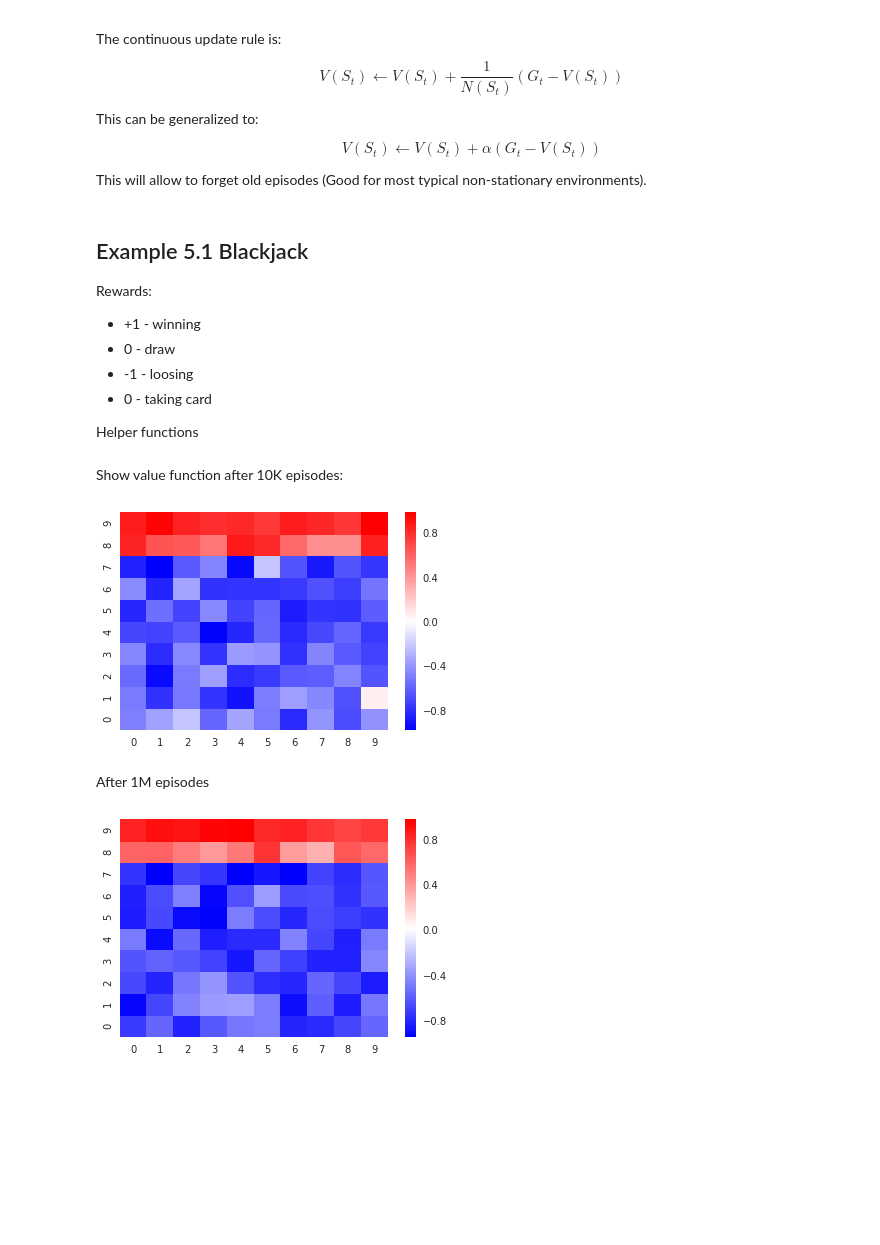
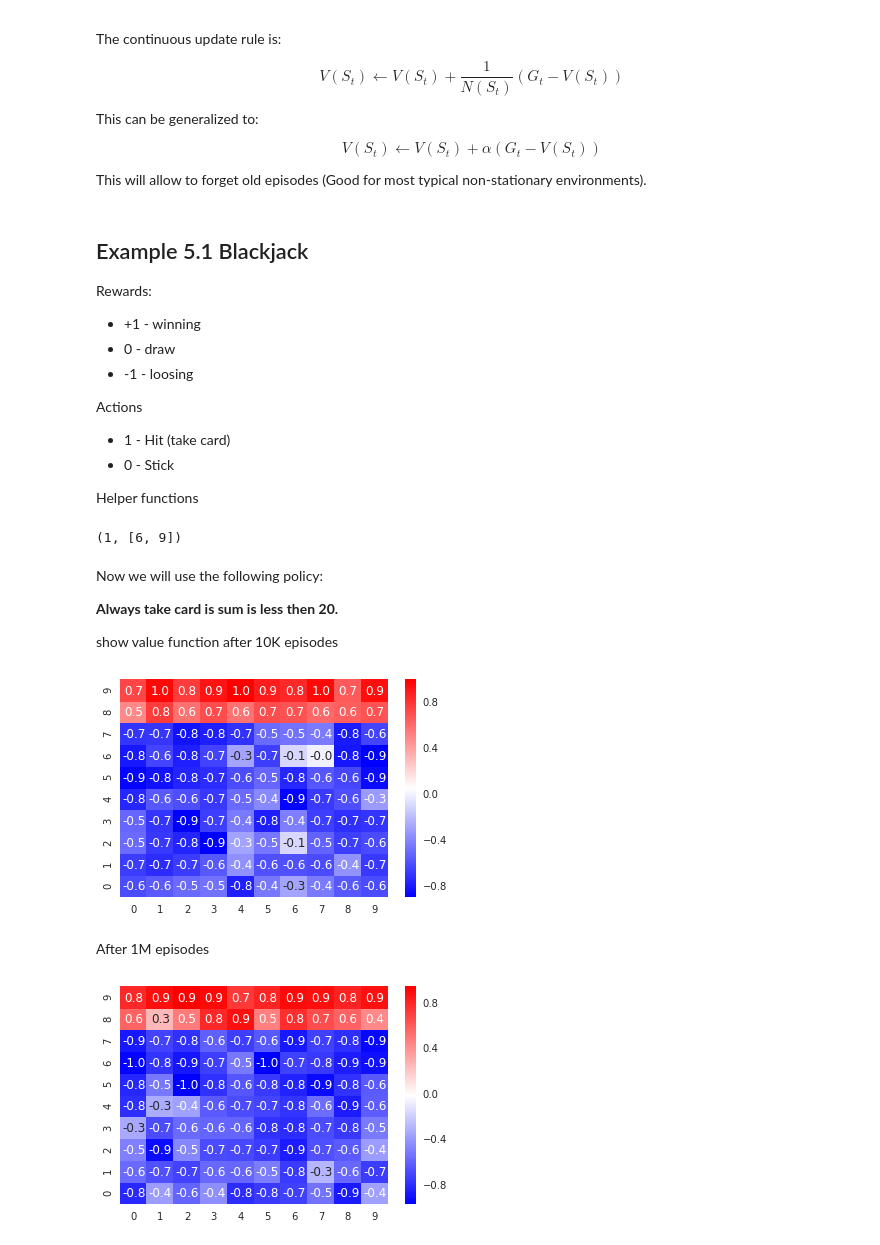
Before and after one commit to klangner/reinforcement-learning, a Jupyter notebook: notebooks/Reinforcement Learning: An Introduction Book/Chapter 5 Monte Carlo Methods.ipynb, the cells around one changed output. Drawn from its saved outputs; the diff is of its cells as text; code cells hidden in the pictures; blank space fills up the shorter version.

```diff
--- a/notebooks/Reinforcement Learning: An Introduction Book/Chapter 5 Monte Carlo Methods.ipynb
+++ b/notebooks/Reinforcement Learning: An Introduction Book/Chapter 5 Monte Carlo Methods.ipynb
@@ -37,7 +37,10 @@ Rewards:
  * +1 - winning
  * 0  - draw
  * -1 - loosing
- * 0 - taking card
+
+Actions
+ * 1 - Hit (take card)
+ * 0 - Stick
 
 Helper functions
 # %%
@@ -45,11 +48,11 @@ def random_card():
     """ Random card generator
         1 = Ace
     """
-    return random.randint(1,13)
+    return min(random.randint(1,13), 10)
 
 def plot_values(vs):
     """Plot value function"""
-    ax = sns.heatmap(vs, cmap="bwr")
+    ax = sns.heatmap(vs, cmap="bwr", annot=True, fmt=".1f")
     ax.invert_yaxis()
     plt.show()
 
@@ -57,19 +60,33 @@ def random_state():
     """Random starting state"""
     return (random.randint(1,10), random.randint(12,21))
 
-def play_episode(state):
-    """ Play episode from given state
-        Return trance and score
+
+class NaiveAgent:
+
+    def choose_action(self, state):
+        """True if want another card"""
+        return state[1] < 20
+
+
+def play_episode(init_state, agent):
     """
-    values = state[1]
+    Play episode from given state
+    Return trace and score.
+    """
+    state = init_state
+    values = init_state[1]
     trace = [values-12]
     # Take cards while sum less then 20
-    while(values < 20):
+    while True:
+        action = agent.choose_action(state)
+        if action == 0:
+            break
         values += random_card()
+        state = (state[0], values)
         if values < 22:
             trace.append(values-12)
     if values < 22:
-        # player has 20 or 21
+        # player has less then 21
         v2 = state[0]
         while v2 < values:
             v2 += random_card()
@@ -81,38 +98,45 @@ def play_episode(state):
             return (1, trace)
     else:
         return (-1, trace)
-# %% [markdown]
-Show value function after 10K episodes:
+# %%
+play_episode(random_state(), NaiveAgent())
+# %% [output]
+(1, [6, 9])
+# %% [markdown]
+Now we will use the following policy:
+
+**Always take card is sum is less then 20.**
+
+show value function after 10K episodes
 # %%
-# Estimate value function for policy:
-#  Take card if less then 20
 V = np.zeros((10, 10))
 alpha = 0.1
 for _ in range(10**4):
     start_state = random_state()
-    r, states = play_episode(start_state)
+    r, states = play_episode(start_state, NaiveAgent())
     d = start_state[0]-1
     for s in states:
         V[s,d] = V[s,d] + alpha * (r - V[s,d])
 
 plot_values(V)
 # %% [output]
-[figure, old version]
+[figure, new version]
 # %% [markdown]
 After 1M episodes
 # %%
 V = np.zeros((10, 10))
 alpha = 0.1
-for _ in range(10**6):
+for i in range(10**6):
+    pos = i % 100
     start_state = random_state()
-    r, states = play_episode(start_state)
+    r, states = play_episode(start_state, NaiveAgent())
     d = start_state[0]-1
     for s in states:
         V[s,d] = V[s,d] + alpha * (r - V[s,d])
 
 plot_values(V)
 # %% [output]
-[figure, old version]
+[figure, new version]
 # %% [markdown]
 # Control
 
```
Also changed, not shown: parts of 3 cells of this notebook, 1 other file.
